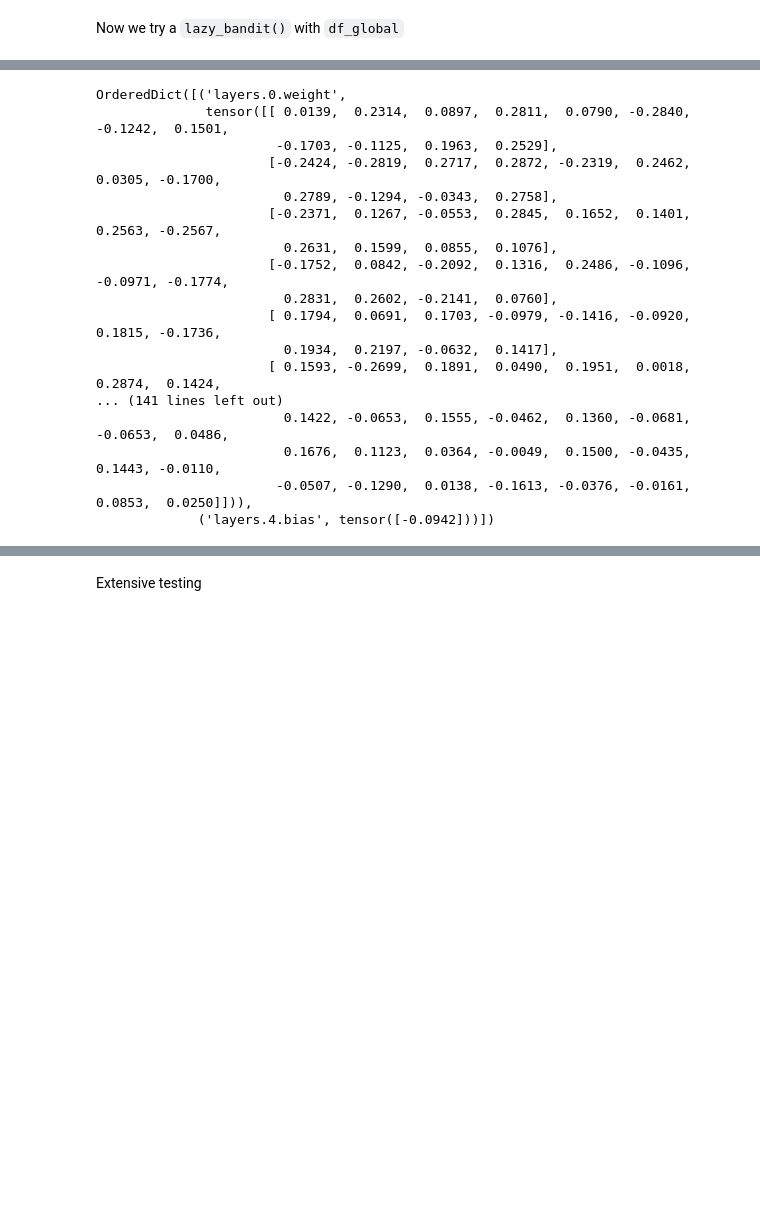
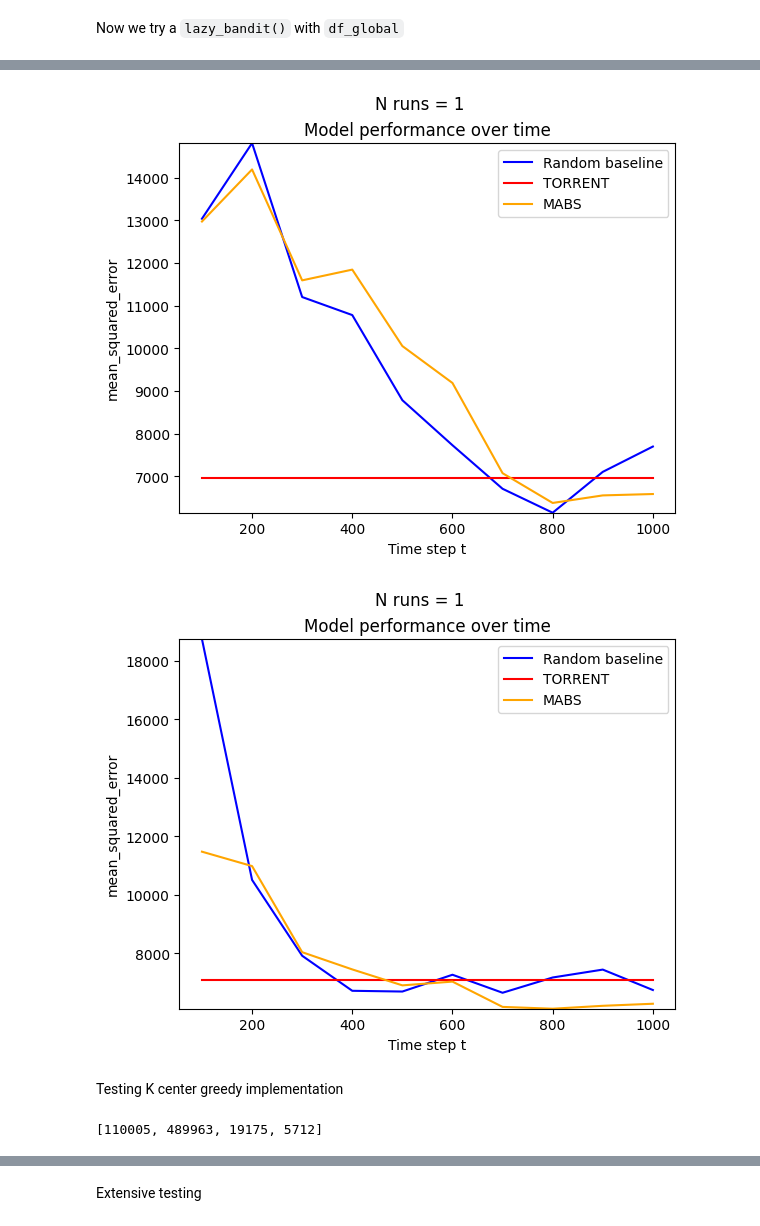
Before and after one commit to PerryChicken1/Master-Thesis, a Jupyter notebook: multi-armed-bandit.ipynb, the cells around one changed output, grey strips where cells are left out. Cells and saved outputs as stored; diff of their text form; code cells hidden in the pictures; blank space fills up the shorter version.

Commit message:
K-center greedy benchmark
KCG bmk
Algo runs, some promising
On-the-fly architecture changes permitted

```diff
--- a/multi-armed-bandit.ipynb
+++ b/multi-armed-bandit.ipynb
@@ -97,7 +101,7 @@ except NameError:
     print("Just loaded data!")
 '''
 df_global               = load_data()
-df_global_subset        = df_global.sample(100000, ignore_index=False)
+df_global_subset        = df_global.sample(10000, ignore_index=False)
 
 hidden_indices          = df_global_subset[df_global_subset['new_colour'] == 'train'].index.tolist()
 test_indices            = df_global_subset[df_global_subset['new_colour'] == 'test'].index.tolist()
@@ -109,7 +113,7 @@ y                       = 'agbd'
 features                = {'region_cla':None, 'elev_lowes':3, 'selected_a': None}
 
 # MABS parameters
-T                       = 4000
+T                       = 200
 batch_size              = 10
 test_freq               = 10
 score                   = mean_squared_error
@@ -117,7 +121,7 @@ score                   = mean_squared_error
 # MLP parameters
 n_predictors            = len(x)
 num_epochs              = 5
-lr                      = 0.1
+lr                      = 0.01
 with_scheduler          = True
 loss_fn                 = nn.MSELoss()
 
@@ -165,20 +140,22 @@ Test score 9: 8656.8837890625
-# %%
-model.state_dict()
-# %% [output]
-OrderedDict([('layers.0.weight',
-              tensor([[ 0.0139,  0.2314,  0.0897,  0.2811,  0.0790, -0.2840, -0.1242,  0.1501,
-                       -0.1703, -0.1125,  0.1963,  0.2529],
-                      [-0.2424, -0.2819,  0.2717,  0.2872, -0.2319,  0.2462,  0.0305, -0.1700,
-                        0.2789, -0.1294, -0.0343,  0.2758],
-                      [-0.2371,  0.1267, -0.0553,  0.2845,  0.1652,  0.1401,  0.2563, -0.2567,
-                        0.2631,  0.1599,  0.0855,  0.1076],
-                      [-0.1752,  0.0842, -0.2092,  0.1316,  0.2486, -0.1096, -0.0971, -0.1774,
-                        0.2831,  0.2602, -0.2141,  0.0760],
-                      [ 0.1794,  0.0691,  0.1703, -0.0979, -0.1416, -0.0920,  0.1815, -0.1736,
-                        0.1934,  0.2197, -0.0632,  0.1417],
-                      [ 0.1593, -0.2699,  0.1891,  0.0490,  0.1951,  0.0018,  0.2874,  0.1424,
-... (141 lines left out)
-                        0.1422, -0.0653,  0.1555, -0.0462,  0.1360, -0.0681, -0.0653,  0.0486,
-                        0.1676,  0.1123,  0.0364, -0.0049,  0.1500, -0.0435,  0.1443, -0.0110,
-                       -0.0507, -0.1290,  0.0138, -0.1613, -0.0376, -0.0161,  0.0853,  0.0250]])),
-             ('layers.4.bias', tensor([-0.0942]))])
+# %%
+benchmark_bandit(bandit_global, n_runs=10, description='Testing architecture update between runs. Full dataset, simpler model. lr=0.01')
+
+print("Benchmarking simple model complete!")
+
+new_architecture  = nn.Sequential(
+        nn.Linear(in_features=12, out_features=32, bias=True),
+        nn.ReLU(),
+        nn.Linear(in_features=32, out_features=64, bias=True),
+        nn.ReLU(),
+        nn.Linear(in_features=64, out_features=64, bias=True),
+        nn.ReLU(),
+        nn.Linear(in_features=64, out_features=32, bias=True),
+        nn.ReLU(),
+        nn.Linear(in_features=32, out_features=1, bias=True),
+        nn.Softplus()
+    )
+
+bandit_global.model.update_architecture(new_architecture)
+
+benchmark_bandit(bandit_global, n_runs=10, description='Testing architecture update between runs. Full dataset, sophisticated model. lr=0.01')
+# %% [output]
@@ -184,0 +179,4 @@ OrderedDict([('layers.0.weight',
+[figure, added]
+[figure, added]
+# %% [markdown]
+Testing K center greedy implementation
@@ -184,0 +192,4 @@ OrderedDict([('layers.0.weight',
+# %%
+greedy_picker.coreset_indices
+# %% [output]
+[110005, 489963, 19175, 5712]
```
Also changed, not shown: parts of 13 cells of this notebook, 17 other files.
